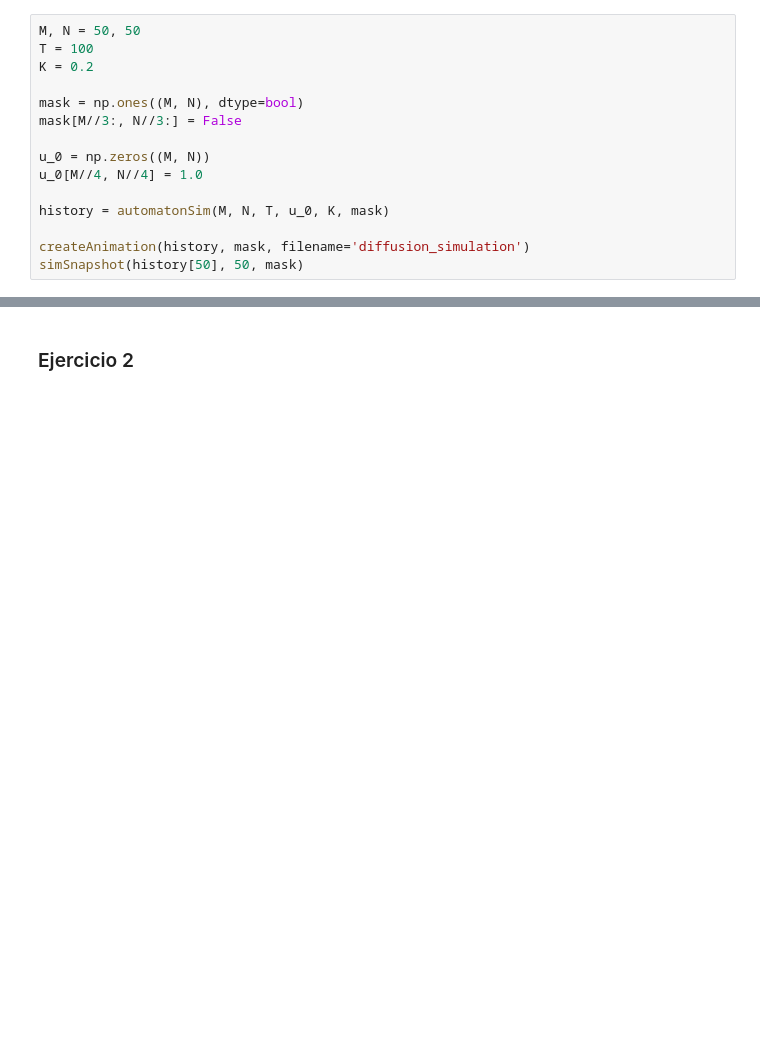
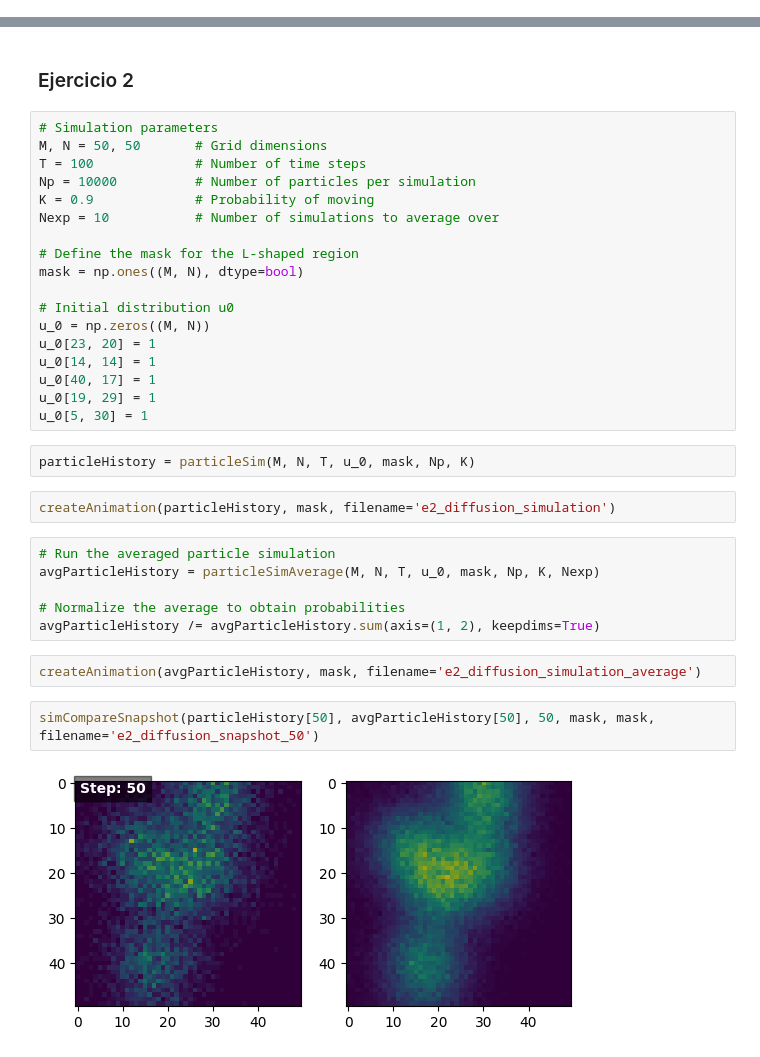
Before and after one commit to UVG-Works-Hub/2d-diffusion-simulation, a Jupyter notebook: diffusion.ipynb, the cells around one changed output, grey strips where cells are left out. Drawn from its saved outputs; the diff is of its cells as text; blank space fills up the shorter version.

```diff
--- a/diffusion.ipynb
+++ b/diffusion.ipynb
@@ -125,15 +152,0 @@ def automatonSim(M, N, T, u_0, K, mask):
-# %%
-M, N = 50, 50
-T = 100
-K = 0.2
-
-mask = np.ones((M, N), dtype=bool)
-mask[M//3:, N//3:] = False
-
-u_0 = np.zeros((M, N))
-u_0[M//4, N//4] = 1.0
-
-history = automatonSim(M, N, T, u_0, K, mask)
-
-createAnimation(history, mask, filename='diffusion_simulation')
-simSnapshot(history[50], 50, mask)
@@ -256,2 +273,36 @@ simSnapshot(history[100], 100, mask, filename='e1_diffusion_snapshot_100')
 # %% [markdown]
 ### Ejercicio 2
+# %%
+# Simulation parameters
+M, N = 50, 50       # Grid dimensions
+T = 100             # Number of time steps
+Np = 10000          # Number of particles per simulation
+K = 0.9             # Probability of moving
+Nexp = 10           # Number of simulations to average over
+
+# Define the mask for the L-shaped region
+mask = np.ones((M, N), dtype=bool)
+
+# Initial distribution u0
+u_0 = np.zeros((M, N))
+u_0[23, 20] = 1
+u_0[14, 14] = 1
+u_0[40, 17] = 1
+u_0[19, 29] = 1
+u_0[5, 30] = 1
+# %%
+particleHistory = particleSim(M, N, T, u_0, mask, Np, K)
+# %%
+createAnimation(particleHistory, mask, filename='e2_diffusion_simulation')
+# %%
+# Run the averaged particle simulation
+avgParticleHistory = particleSimAverage(M, N, T, u_0, mask, Np, K, Nexp)
+
+# Normalize the average to obtain probabilities
+avgParticleHistory /= avgParticleHistory.sum(axis=(1, 2), keepdims=True)
+# %%
+createAnimation(avgParticleHistory, mask, filename='e2_diffusion_simulation_average')
+# %%
+simCompareSnapshot(particleHistory[50], avgParticleHistory[50], 50, mask, mask, filename='e2_diffusion_snapshot_50')
+# %% [output]
+[figure, added]
```
Also changed, not shown: parts of 9 cells of this notebook, 4 other files.
